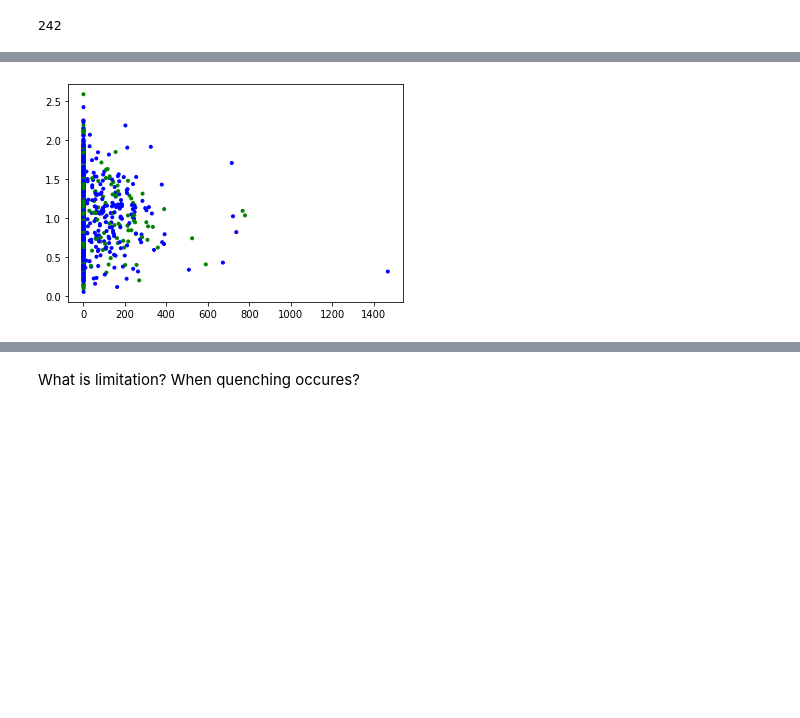
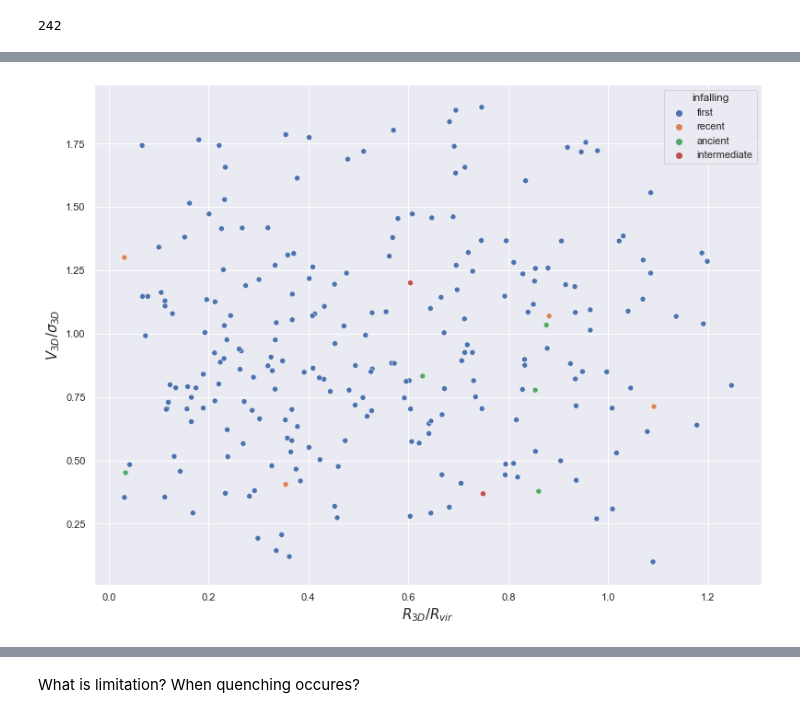
Before and after one commit to halehhajizadeh/Galaxy-Clusters, a Jupyter notebook: visualizing_data.ipynb, the cells around one changed output, grey strips where cells are left out. Cells and saved outputs as stored; diff of their text form; code cells hidden in the pictures; blank space fills up the shorter version.

Commit message:
update figures

```diff
--- a/visualizing_data.ipynb
+++ b/visualizing_data.ipynb
@@ -34,5 +47,5 @@ max(dataset['t(Gyr)'])
 # %%
-dataset_gID = dataset.groupby('GroupSize')
+dataset_gID = dataset.groupby('GroupID')
 # %%
 max(dataset['GroupSize'])
 # %% [output]
@@ -40,26 +68,20 @@ max(dataset['GroupSize'])
 # %%
-group = dataset_gID.get_group(22)
+group = dataset_gID.get_group(611)
-# %%
-x = group['offset']
-y = group['velgal']/group['sigma']
-
-colors = {'first':"blue", 'recent':"green", 'intermediate':"orange", 'ancient':"red"}
-
-# group_max[group_max['infalling'] == 'first'], group_max[group_max['infalling'] == 'recent'],
-# group_max[group_max['infalling'] == 'intermediate'], group_max[group_max['infalling'] == 'ancient']}
-
-# plt.figure(figsize=(10,8))
-# plt.scatter(x,y, marker='.')
-# plt.xlim(0, 1.5)
-# plt.ylim(0, 2.5)
-
-fig, ax = plt.subplots()
-
-ax.scatter(x, y, marker='.', c=group['infalling'].map(colors))
-
-plt.show()
-# %% [output]
-[figure, removed]
+# %%
+x = group['offset']
+y = group['velgal']/group['sigma']
+
+# colors = {'first':"blue", 'recent':"green", 'intermediate':"orange", 'ancient':"red"}
+
+df = pd.DataFrame(dict(x = x, y = y, infalling = group['infalling']))
+sns.set(rc = {'figure.figsize':(13,10)})
+ax = sns.scatterplot('x', 'y', data=df, hue='infalling')
+ax.set_xlabel("$R_{3D} / R_{vir}$", fontsize = 15)
+ax.set_ylabel("$V_{3D} / \sigma_{3D}$", fontsize = 15)
+
+plt.show()
+# %% [output]
+[figure, added]
 # %%
 y1 = dataset['SFR_first[col32]']
 y2 = dataset['SFR_0[col17]']
```
Also changed, not shown: parts of 9 cells of this notebook.
